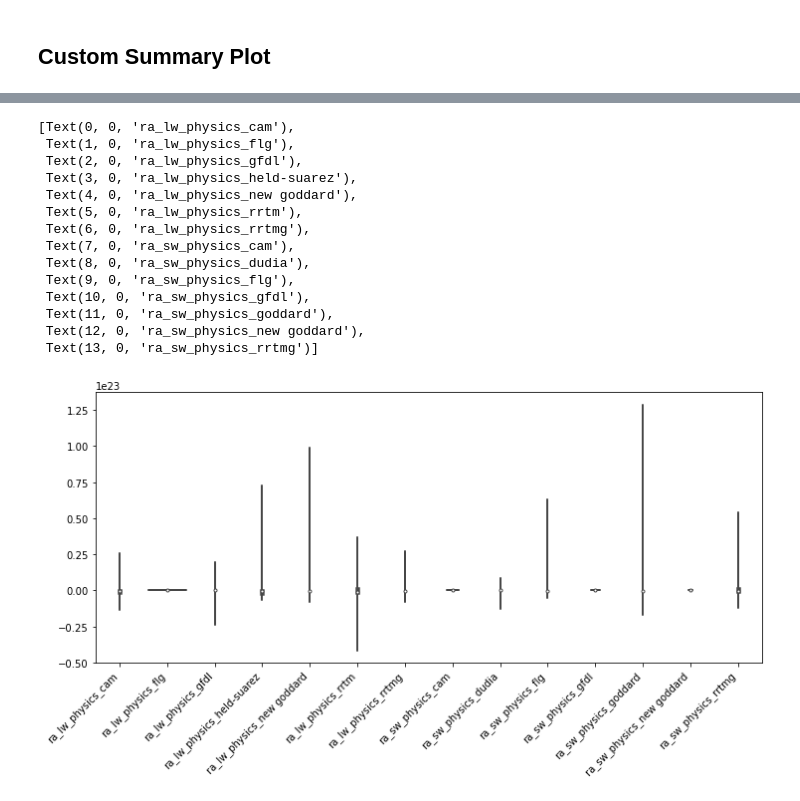
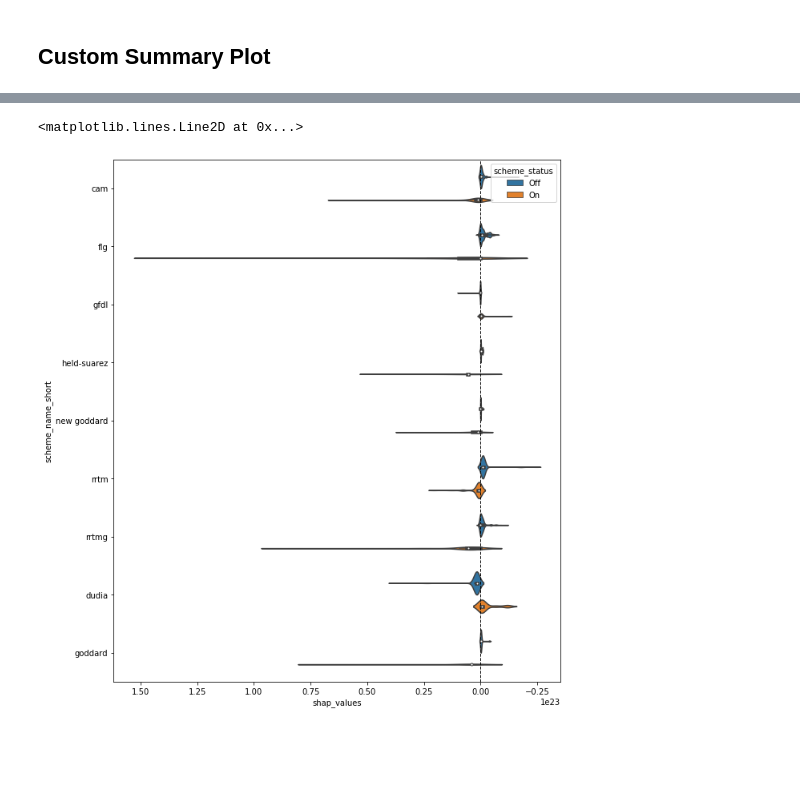
Before and after one commit to jeffreysward/met4ene, a Jupyter notebook: optwrf/examples/Optwrfdb_ShapSummary_Custom.ipynb, the cells around one changed output, grey strips where cells are left out. Saved outputs shown, nothing was run; the diff lists cells and outputs as text; code cells hidden in the pictures; blank space fills up the shorter version.

Commit message:
Updated SHAP plotting function; Added a try and except clause to wrf directory creation

```diff
--- a/optwrf/examples/Optwrfdb_ShapSummary_Custom.ipynb
+++ b/optwrf/examples/Optwrfdb_ShapSummary_Custom.ipynb
@@ -183,0 +171,11 @@ catplt.set_xticklabels(violin.get_xticklabels(), rotation=45, horizontalalignmen
+# %%
+# Format the data into a more convenient pandas DataFrame
+midx = pd.MultiIndex.from_product([shap_data.index, shap_data.columns], names=('model_num', 'scheme_name'))
+optwrf_data = pd.DataFrame(shap_data.stack(), index=midx, columns=['shap_values'])
+RFfeatures = RFfeatures.reset_index()
+RFfeatures = RFfeatures.drop(['index'], axis = 1)
+df = pd.DataFrame(RFfeatures.stack(), index=midx, columns=['scheme_status'])
+optwrf_data = optwrf_data.join(df, ['model_num', 'scheme_name'])
+optwrf_data = optwrf_data.reset_index()
+optwrf_data['scheme_name_short'] = optwrf_data.scheme_name.str.split('_').str[-1]
+optwrf_data
@@ -183,0 +208,12 @@ catplt.set_xticklabels(violin.get_xticklabels(), rotation=45, horizontalalignmen
+# %%
+# [1 if x > 0 else 0 for x in l]
+optwrf_data['scheme_status'] = ['On' if status == 1 else 'Off' for status in optwrf_data.scheme_status]
+# %%
+# Isolate the physics being parameterized
+physics = optwrf_data.scheme_name.str.split('_').str[0]
+# Subset the optwrf data by physics parameterization
+mp_shap = optwrf_data[physics == 'mp']
+ra_shap = optwrf_data[physics == 'ra']
+sf_shap = optwrf_data[physics == 'sf']
+bl_shap = optwrf_data[physics == 'bl']
+cu_shap = optwrf_data[physics == 'cu']
@@ -184,21 +295,11 @@ catplt.set_xticklabels(violin.get_xticklabels(), rotation=45, horizontalalignmen
 # %%
 # Draw a nested violinplot and split the violins for easier comparison
-fig, ax = plt.subplots(figsize=(12, 5))
-violin = sns.violinplot(data=ra_shap,)
-violin.set_xticklabels(violin.get_xticklabels(), rotation=45, horizontalalignment='right')
+fig, ax = plt.subplots(figsize=(10, 12))
+violin = sns.violinplot(y='scheme_name_short', x='shap_values', data=ra_shap,
+                        hue='scheme_status', height=10, aspect=1.2)
+violin.invert_xaxis()
+plt.axvline(0, 0, 1, c='black', lw=1, ls='--')
+# violin.set_xticklabels(violin.get_xticklabels(), rotation=45, horizontalalignment='right')
 # %% [output]
-[Text(0, 0, 'ra_lw_physics_cam'),
- Text(1, 0, 'ra_lw_physics_flg'),
- Text(2, 0, 'ra_lw_physics_gfdl'),
- Text(3, 0, 'ra_lw_physics_held-suarez'),
- Text(4, 0, 'ra_lw_physics_new goddard'),
- Text(5, 0, 'ra_lw_physics_rrtm'),
- Text(6, 0, 'ra_lw_physics_rrtmg'),
- Text(7, 0, 'ra_sw_physics_cam'),
- Text(8, 0, 'ra_sw_physics_dudia'),
- Text(9, 0, 'ra_sw_physics_flg'),
- Text(10, 0, 'ra_sw_physics_gfdl'),
- Text(11, 0, 'ra_sw_physics_goddard'),
- Text(12, 0, 'ra_sw_physics_new goddard'),
- Text(13, 0, 'ra_sw_physics_rrtmg')]
+<matplotlib.lines.Line2D at 0x...>
-[figure, old version]
+[figure, new version]
```
Also changed, not shown: parts of 19 cells of this notebook, 1 other file.
